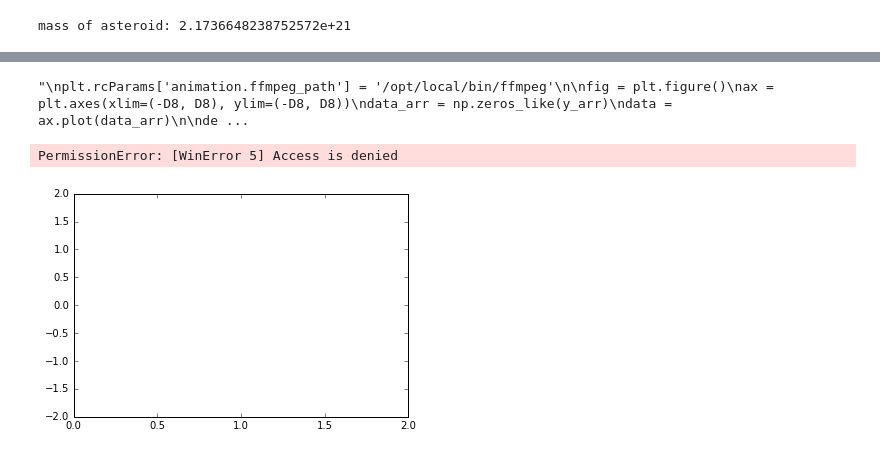
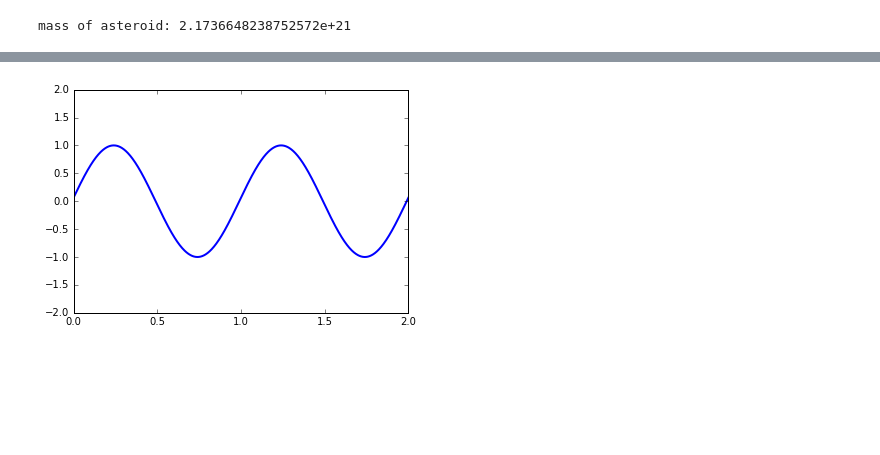
Before and after one commit to nah91/Destabilization, a Jupyter notebook: Plot-to-Video (not finished).ipynb, the cells around one changed output, grey strips where cells are left out. Cells and saved outputs as stored; diff of their text form; code cells hidden in the pictures; blank space fills up the shorter version.

Commit message:
some progress on animation
animation works for solar system, need to create legend and different
color objects

```diff
--- a/Plot-to-Video (not finished).ipynb
+++ b/Plot-to-Video (not finished).ipynb
@@ -178,56 +180,43 @@ def write_to_file():
         plt.clf()
 
 #write_to_file()
-# %%
-#####  Now need to create a video somehow
-'''
-plt.rcParams['animation.ffmpeg_path'] = '/opt/local/bin/ffmpeg'
-
-fig = plt.figure()
-ax = plt.axes(xlim=(-D8, D8), ylim=(-D8, D8))
-data_arr = np.zeros_like(y_arr)
-data = ax.plot(data_arr)
-
-def init():
-    data = ax.plot(data_arr)
-    return data
-
-def animate(i):
-    x = np.linspace(0, 2, 1000)
-    y = np.sin(2 * np.pi * (x - 0.01 * i))
-    line.set_data(x, y)
-    return line
-
-anim = animation.FuncAnimation(fig, orbitalMotion(y_arr, t5), init_func=init,
-                               frames=200, interval=20, blit=True)
-
-#anim.save('solar_system_animation.mp4', fps=30, extra_args=['-vcodec', 'libx264'])
-
-plt.show()
-'''
-# %% [output]
-"\nplt.rcParams['animation.ffmpeg_path'] = '/opt/local/bin/ffmpeg'\n\nfig = plt.figure()\nax = plt.axes(xlim=(-D8, D8), ylim=(-D8, D8))\ndata_arr = np.zeros_like(y_arr)\ndata = ax.plot(data_arr)\n\nde ...
 # %%
-plt.rcParams['animation.ffmpeg_path'] = 'C:\\Users\\Dito\\Documents\\UPITT\\Fall 2016\\Physics 1321\\FFMPEG'
+#####  code for mp4 creation adapted from:  http://josephrenaud.com/post-drop/2016/data-animation-with-python
+#####  WORKS CORRECTLY
+
+import os, sys
+
+ff_path = os.path.join('C:/', 'Program Files/','ImageMagick-7.0.3-Q16', 'ffmpeg.exe')
+plt.rcParams['animation.ffmpeg_path'] = ff_path
+if ff_path not in sys.path: sys.path.append(ff_path)
+
+imgk_path = os.path.join('C:/', 'Program Files/', 'ImageMagick-7.0.3-Q16', 'convert.exe')
+plt.rcParams['animation.convert_path'] = imgk_path
+if ff_path not in sys.path: sys.path.append(imgk_path)
 
 fig = plt.figure()
 ax = plt.axes(xlim=(0, 2), ylim=(-2, 2))
 line, = ax.plot([], [], lw=2)
+ax.set_xlabel('')
 
 def init():
     line.set_data([], [])
     return line,
 
-def animate(i):
+def animate(time):
     x = np.linspace(0, 2, 1000)
-    y = np.sin(2 * np.pi * (x - 0.01 * i))
+    y = np.sin(2 * np.pi * (x - 0.01 * time))
     line.set_data(x, y)
     return line,
 
-anim = animation.FuncAnimation(fig, animate, init_func=init, frames=200, interval=20, blit=True)
+anim = animation.FuncAnimation(fig, animate, init_func=init,
+                           frames=200, interval=20, blit=True)
 
 FFwriter = animation.FFMpegWriter()
-anim.save('basic_animation.mp4', writer = FFwriter, fps=30, extra_args=['-vcodec', 'libx264'])
+
+anim.save(os.path.join('C:/', 'Users/', 'Dito/', 'Documents/', 'UPITT/', 'Fall 2016/', 'Physics 1321/', 'Destabilization',
+                       'basic_animation.mp4'), writer = FFwriter, fps=30, extra_args=['-vcodec', 'libx264'])
+
+#anim.save(os.path.join('C:/', 'Users/', 'Dito/', 'Documents','basic_animation.gif'), writer='ImageMagick-7.0.3-Q16', fps=30)
 # %% [output]
-PermissionError: [WinError 5] Access is denied
-[figure, old version]
+[figure, new version]
```
Also changed, not shown: parts of 5 cells of this notebook, 2 other files.
